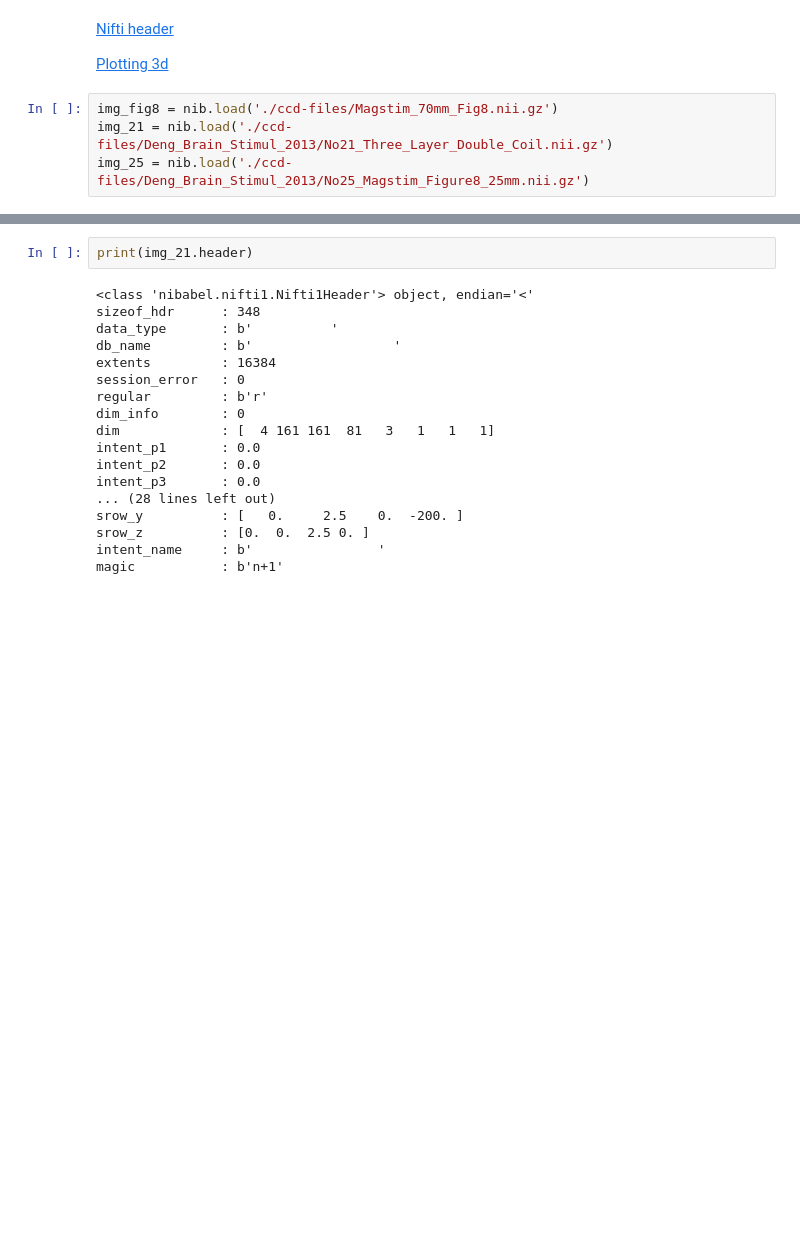
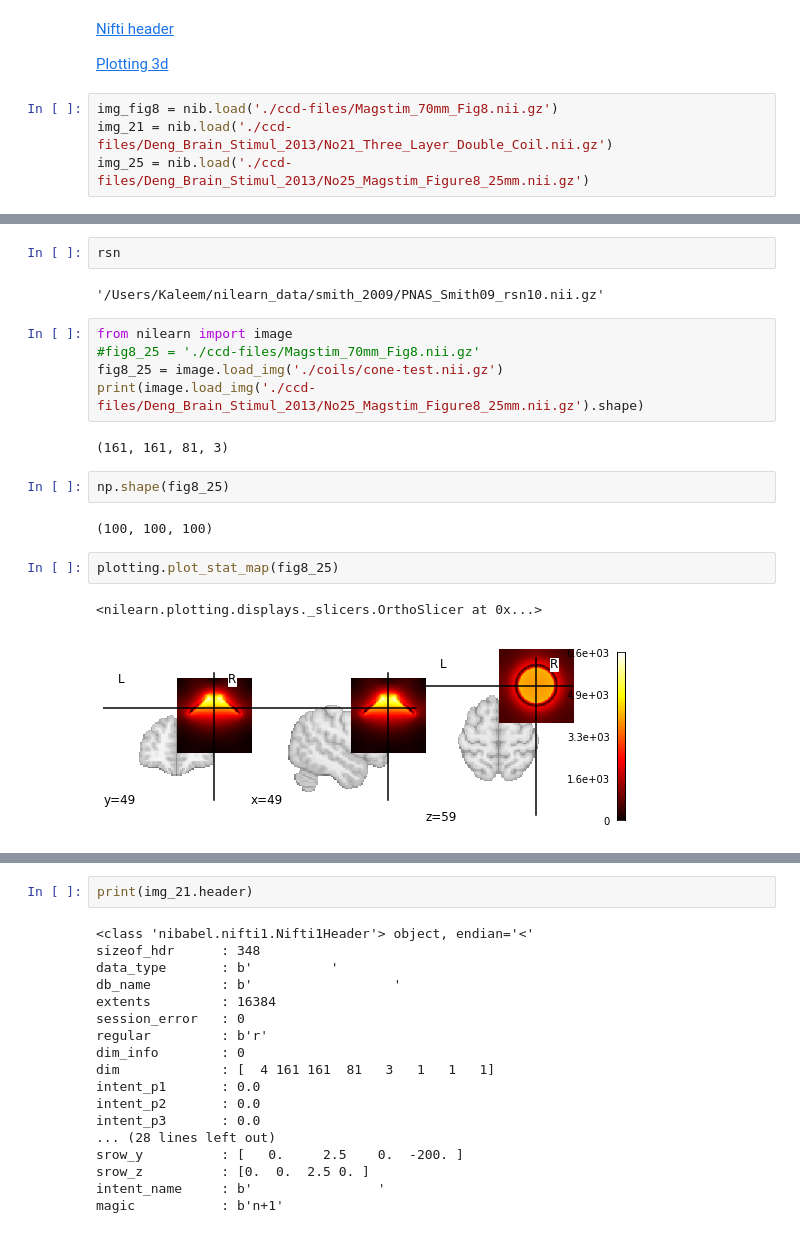
Before and after one commit to Insai/faraday, a Jupyter notebook: NiftiCoilFiles.ipynb, the cells around one changed output, grey strips where cells are left out. Cells and saved outputs as stored; diff of their text form; blank space fills up the shorter version.

```diff
--- a/NiftiCoilFiles.ipynb
+++ b/NiftiCoilFiles.ipynb
@@ -14,0 +128,20 @@ img_25 = nib.load('./ccd-files/Deng_Brain_Stimul_2013/No25_Magstim_Figure8_25mm.
+# %%
+rsn
+# %% [output]
+'/Users/Kaleem/nilearn_data/smith_2009/PNAS_Smith09_rsn10.nii.gz'
+# %%
+from nilearn import image
+#fig8_25 = './ccd-files/Magstim_70mm_Fig8.nii.gz'
+fig8_25 = image.load_img('./coils/cone-test.nii.gz')
+print(image.load_img('./ccd-files/Deng_Brain_Stimul_2013/No25_Magstim_Figure8_25mm.nii.gz').shape)
+# %% [output]
+(161, 161, 81, 3)
+# %%
+np.shape(fig8_25)
+# %% [output]
+(100, 100, 100)
+# %%
+plotting.plot_stat_map(fig8_25)
+# %% [output]
+<nilearn.plotting.displays._slicers.OrthoSlicer at 0x...>
+[figure, added]
```
Also changed, not shown: parts of 45 cells of this notebook, 1 other file.
